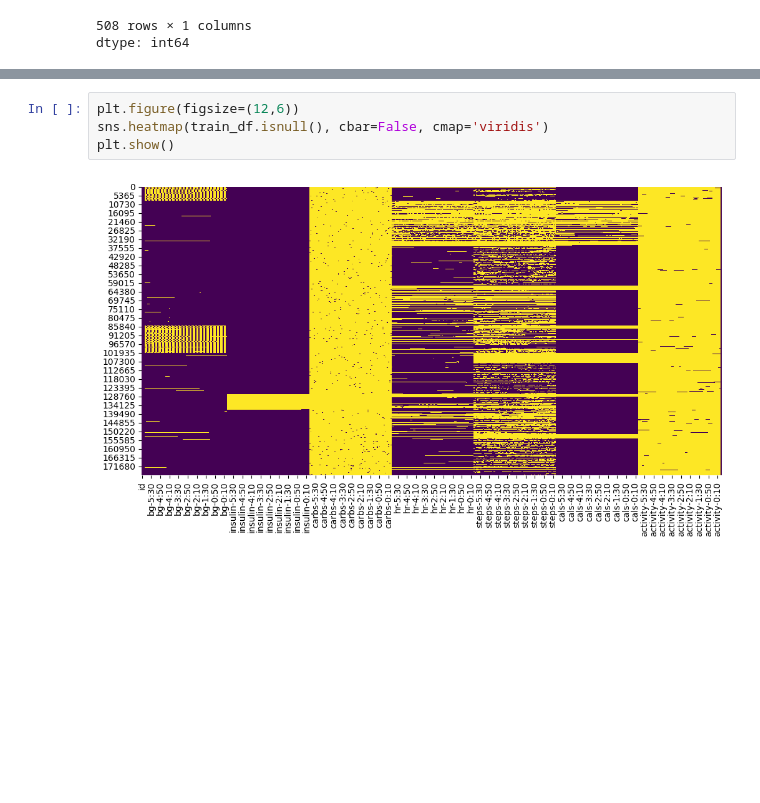
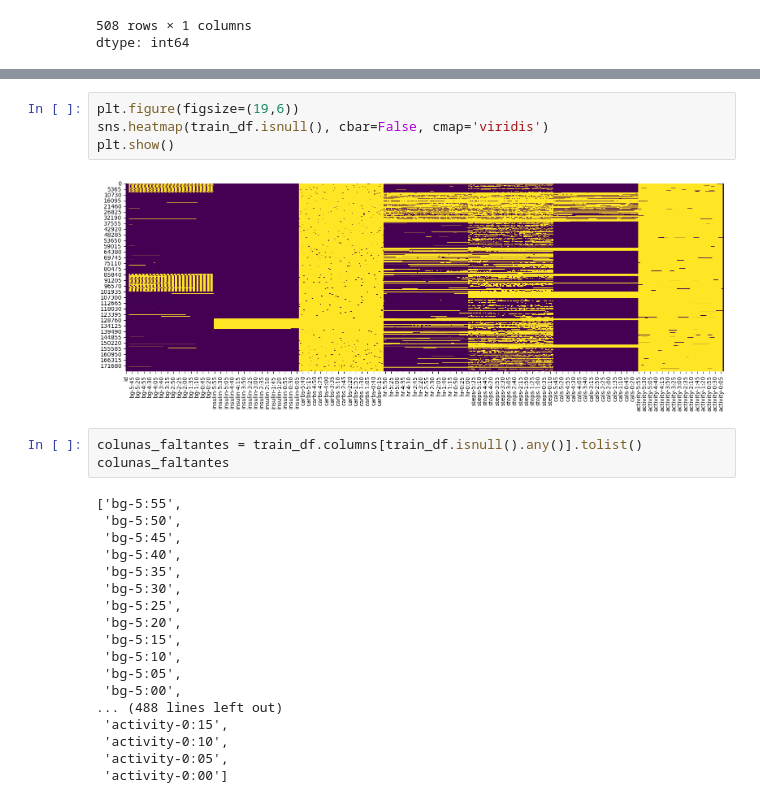
Before and after one commit to txrds/Blood-Glucose-Prediction-Competition, a Jupyter notebook: Blood_Glucose_Prediction_Competition.ipynb, the cells around one changed output, grey strips where cells are left out. Cells and saved outputs as stored; diff of their text form; blank space fills up the shorter version.

```diff
--- a/Blood_Glucose_Prediction_Competition.ipynb
+++ b/Blood_Glucose_Prediction_Competition.ipynb
@@ -87,8 +87,29 @@ missing_data
 508 rows × 1 columns
 dtype: float64
 # %%
-plt.figure(figsize=(12,6))
+plt.figure(figsize=(19,6))
 sns.heatmap(train_df.isnull(), cbar=False, cmap='viridis')
 plt.show()
 # %% [output]
-[figure, old version]
+[figure, new version]
+# %%
+colunas_faltantes = train_df.columns[train_df.isnull().any()].tolist()
+colunas_faltantes
+# %% [output]
+['bg-5:55',
+ 'bg-5:50',
+ 'bg-5:45',
+ 'bg-5:40',
+ 'bg-5:35',
+ 'bg-5:30',
+ 'bg-5:25',
+ 'bg-5:20',
+ 'bg-5:15',
+ 'bg-5:10',
+ 'bg-5:05',
+ 'bg-5:00',
+... (488 lines left out)
+ 'activity-0:15',
+ 'activity-0:10',
+ 'activity-0:05',
+ 'activity-0:00']
```
Also changed, not shown: parts of 3 cells of this notebook.
